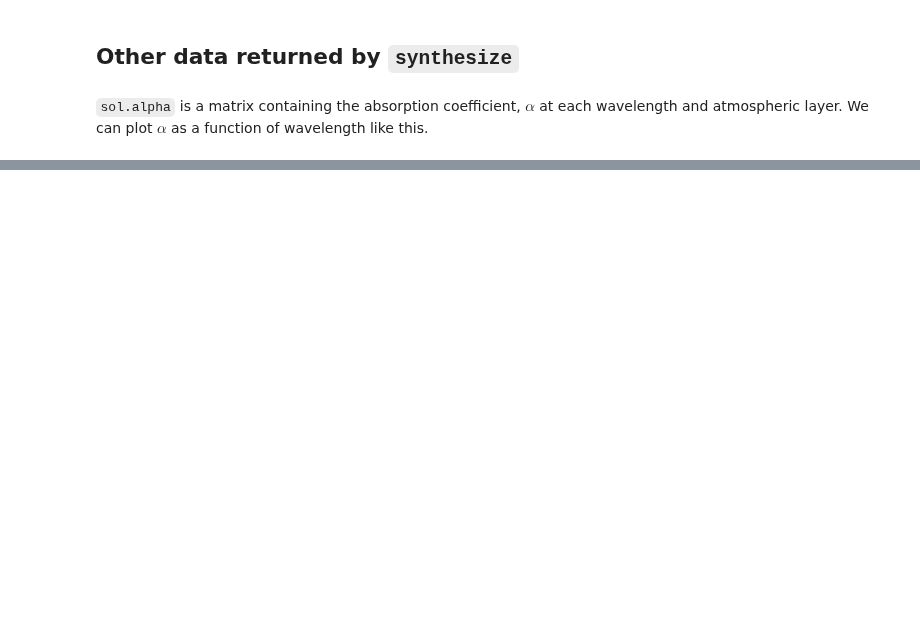
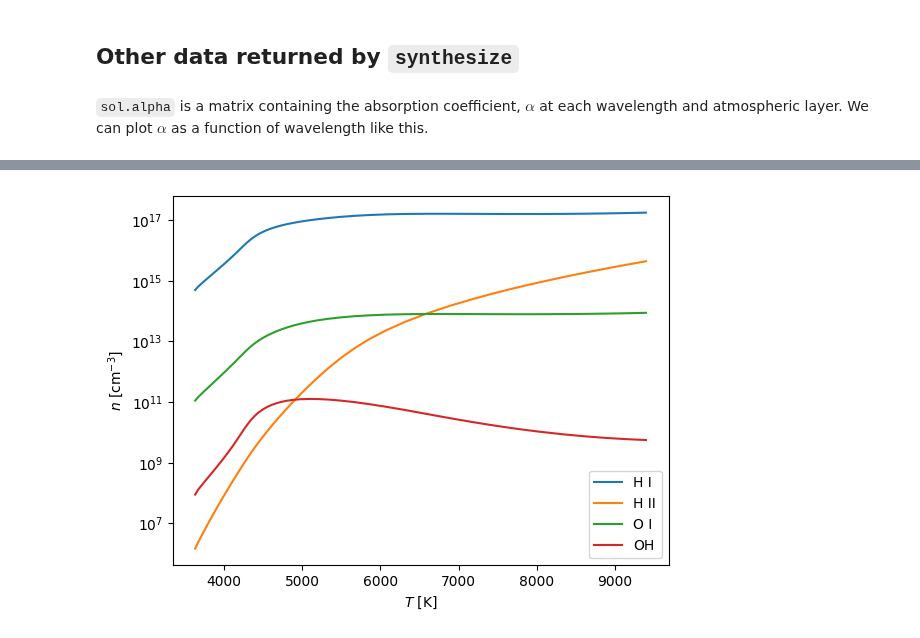
Before and after one commit to ajwheeler/Korg.jl, a Jupyter notebook: misc/Tutorial notebooks/basics/Python Basics.ipynb, the cells around one changed output, grey strips where cells are left out. Cells and saved outputs as stored; diff of their text form; code cells hidden in the pictures; blank space fills up the shorter version.

```diff
--- a/misc/Tutorial notebooks/basics/Python Basics.ipynb
+++ b/misc/Tutorial notebooks/basics/Python Basics.ipynb
@@ -133,0 +141,13 @@ plt.ylabel("α [cm$^{-1}$]");
+# %%
+temps = Korg.get_temps(dwarf_atm)
+
+# These strings represent different species. Below, we pass them to Korg.Species to construct a Species object.
+for spec in ["H I", "H II", "O I", "OH"]:
+    plt.plot(temps, sol.number_densities[Korg.Species(spec)], label=spec)
+
+plt.legend()
+plt.yscale("log")
+plt.xlabel("$T$ [K]")
+plt.ylabel("$n$ [cm$^{-3}$]");
+# %% [output]
+[figure, added]
```
Also changed, not shown: parts of 24 cells of this notebook.
